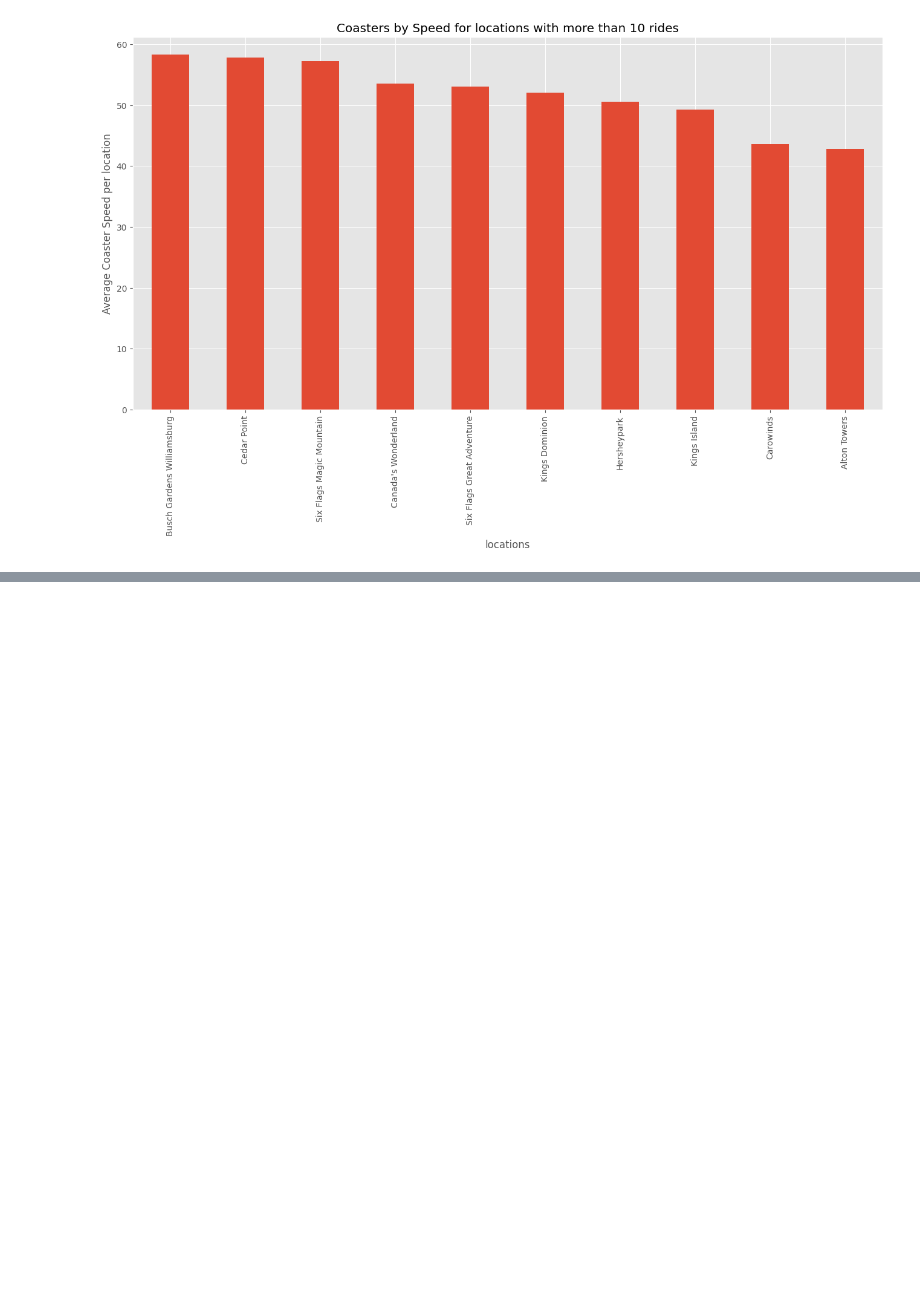
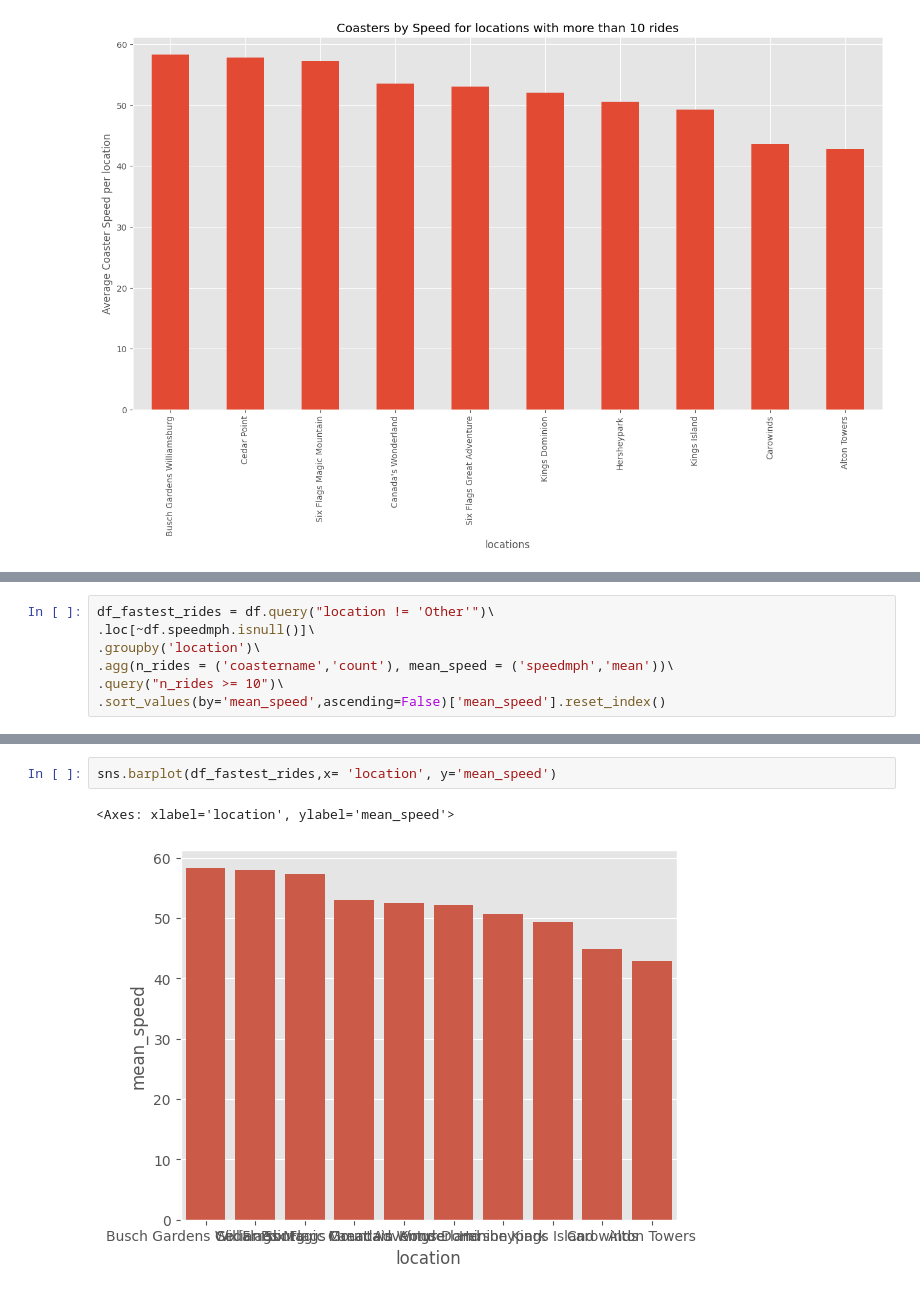
Before and after one commit to RahulTechTutorials/Python-Application, a Jupyter notebook: Roller_coaster_dataset_eda.ipynb, the cells around one changed output, grey strips where cells are left out. Cells and saved outputs as stored; diff of their text form; blank space fills up the shorter version.

```diff
--- a/Roller_coaster_dataset_eda.ipynb
+++ b/Roller_coaster_dataset_eda.ipynb
@@ -783,0 +831,7 @@ Text(0, 0.5, 'Average Coaster Speed per location')
+# %%
+df_fastest_rides = df.query("location != 'Other'")\
+.loc[~df.speedmph.isnull()]\
+.groupby('location')\
+.agg(n_rides = ('coastername','count'), mean_speed = ('speedmph','mean'))\
+.query("n_rides >= 10")\
+.sort_values(by='mean_speed',ascending=False)['mean_speed'].reset_index()
@@ -783,0 +852,5 @@ Text(0, 0.5, 'Average Coaster Speed per location')
+# %%
+sns.barplot(df_fastest_rides,x= 'location', y='mean_speed')
+# %% [output]
+<Axes: xlabel='location', ylabel='mean_speed'>
+[figure, added]
```
Also changed, not shown: parts of 11 cells of this notebook.
